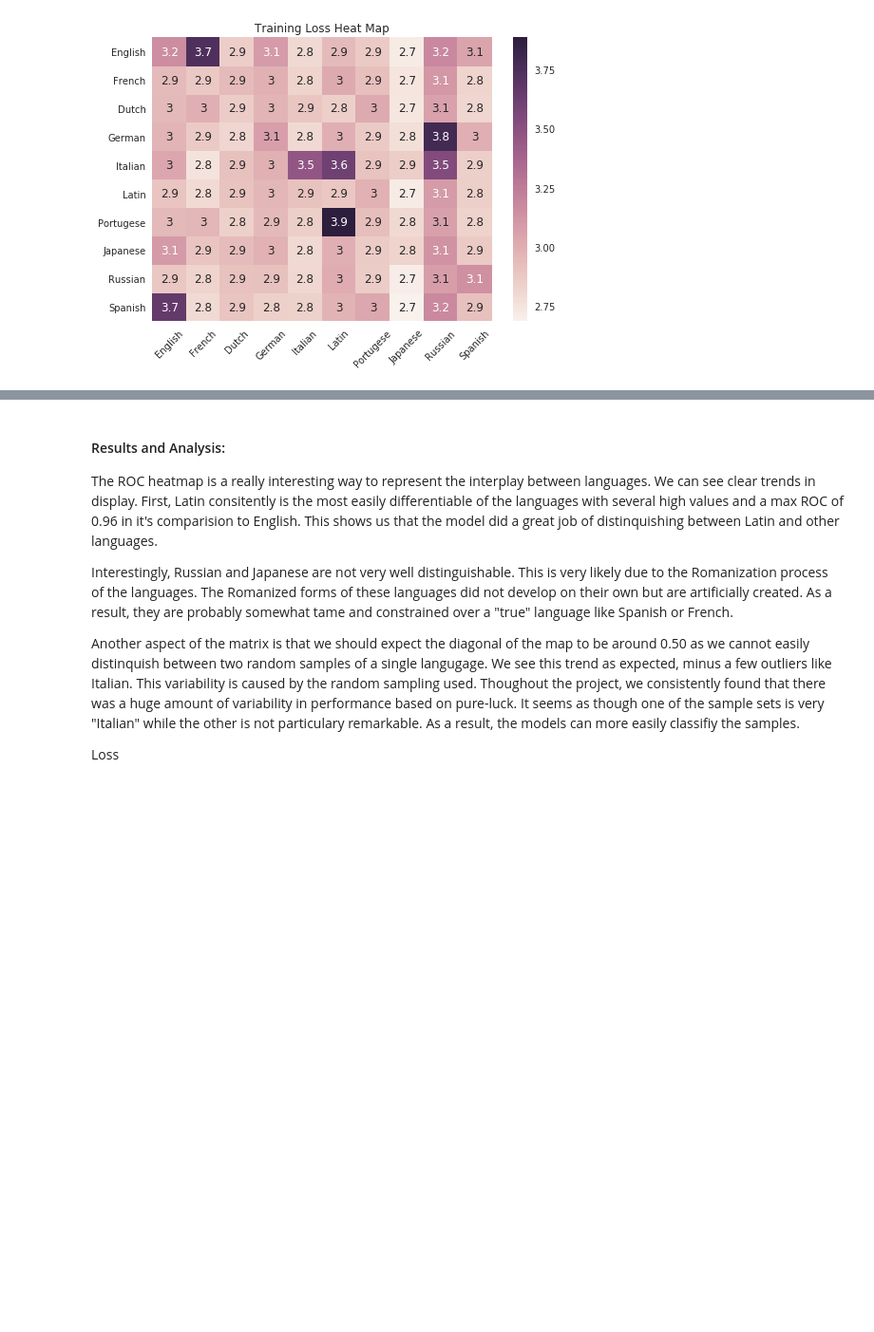
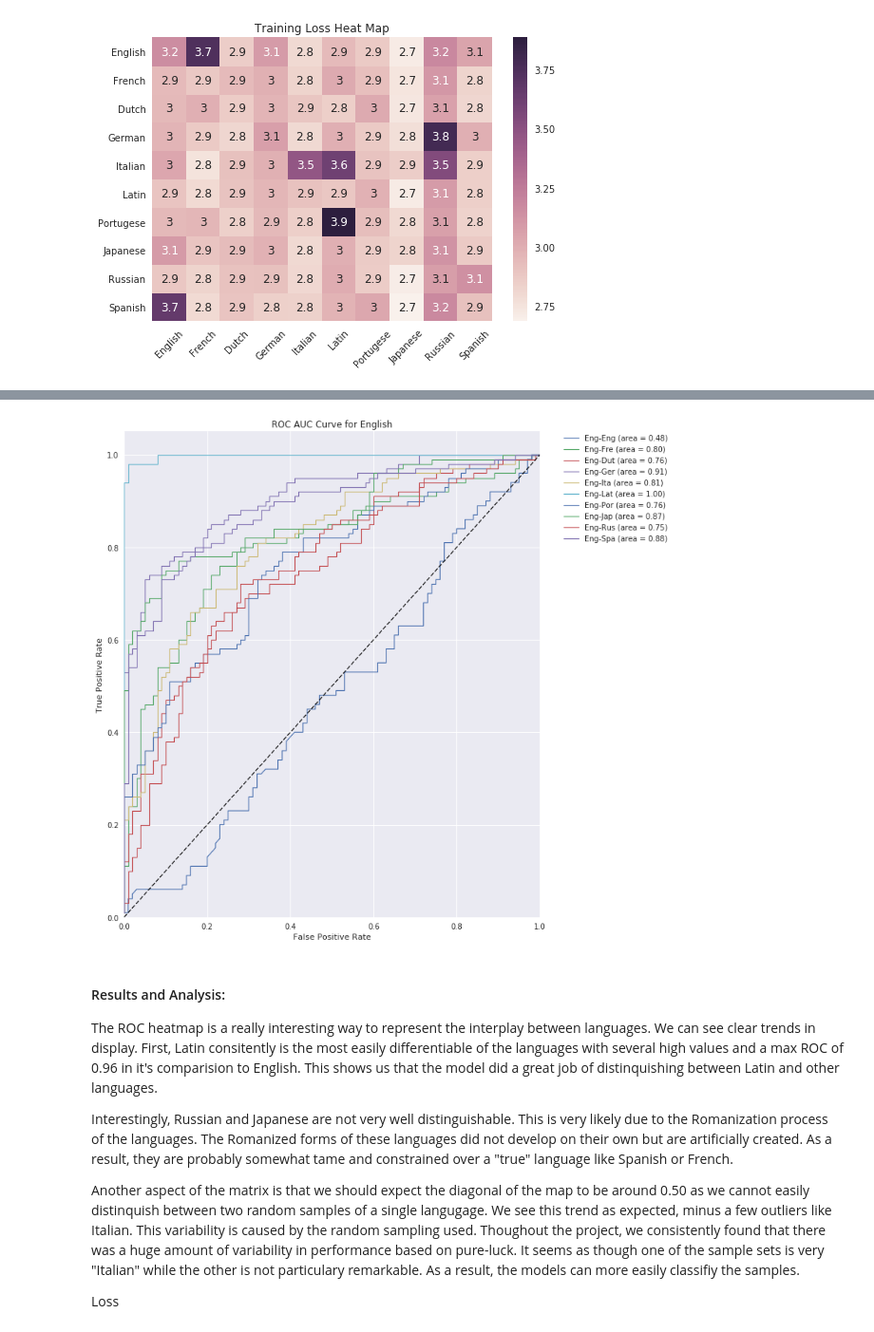
Before and after one commit to ad1m/Language_Detection, a Jupyter notebook: CS 6240 - Project 2 - Language Detection - Extra Credit.ipynb, the cells around one changed output, grey strips where cells are left out. Shown at 95% size. Saved outputs shown, nothing was run; the diff lists cells and outputs as text; code cells hidden in the pictures; blank space fills up the shorter version.

```diff
--- a/CS 6240 - Project 2 - Language Detection - Extra Credit.ipynb
+++ b/CS 6240 - Project 2 - Language Detection - Extra Credit.ipynb
@@ -466,3 +468,7 @@ plot_roc_auc(all_fpr, all_tpr, all_roc, "all Languages", len(all_fpr))
+# %%
+plot_roc_auc(all_fpr, all_tpr, all_roc, "English", 10)
+# %% [output]
+[figure, added]
 # %% [markdown]
 <h4>Results and Analysis:</h4>
 <p>The ROC heatmap is a really interesting way to represent the interplay between languages. We can see clear trends in display. First, Latin consitently is the most easily differentiable of the languages with several high values and a max ROC of 0.96 in it's comparision to English. This shows us that the model did a great job of distinquishing between Latin and other languages.</p>
```
Also changed, not shown: parts of 1 cell of this notebook.
